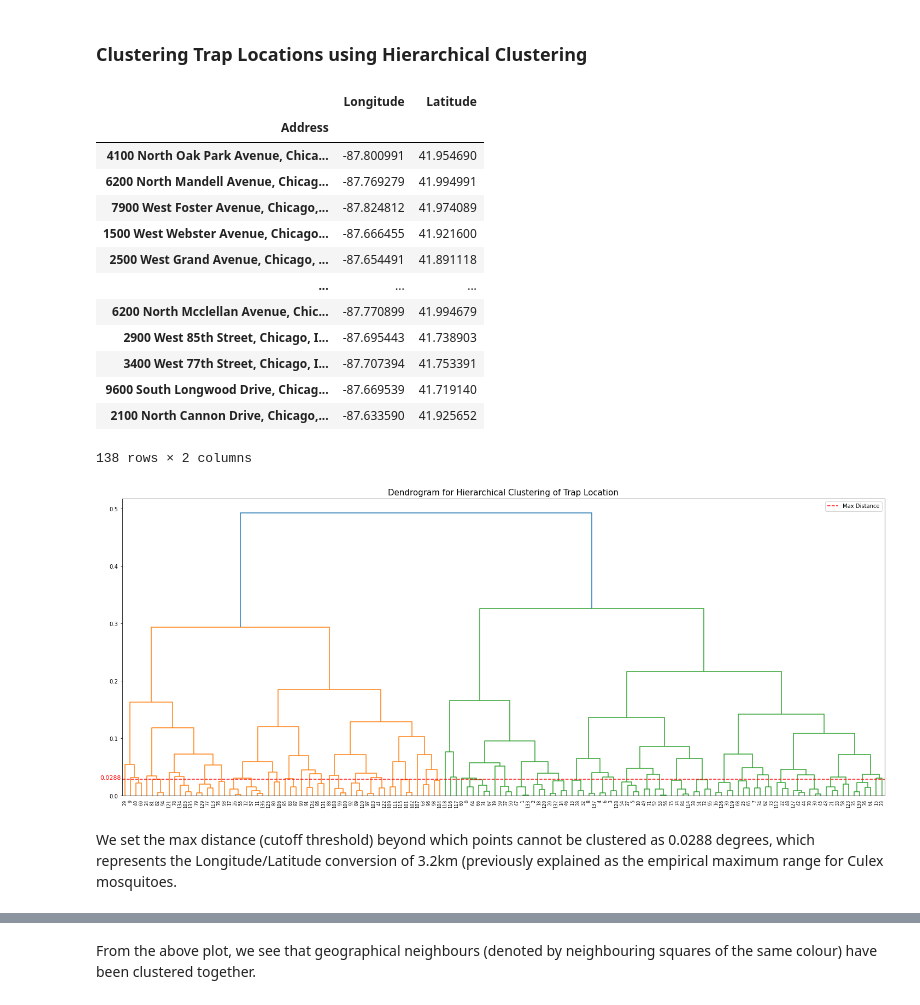
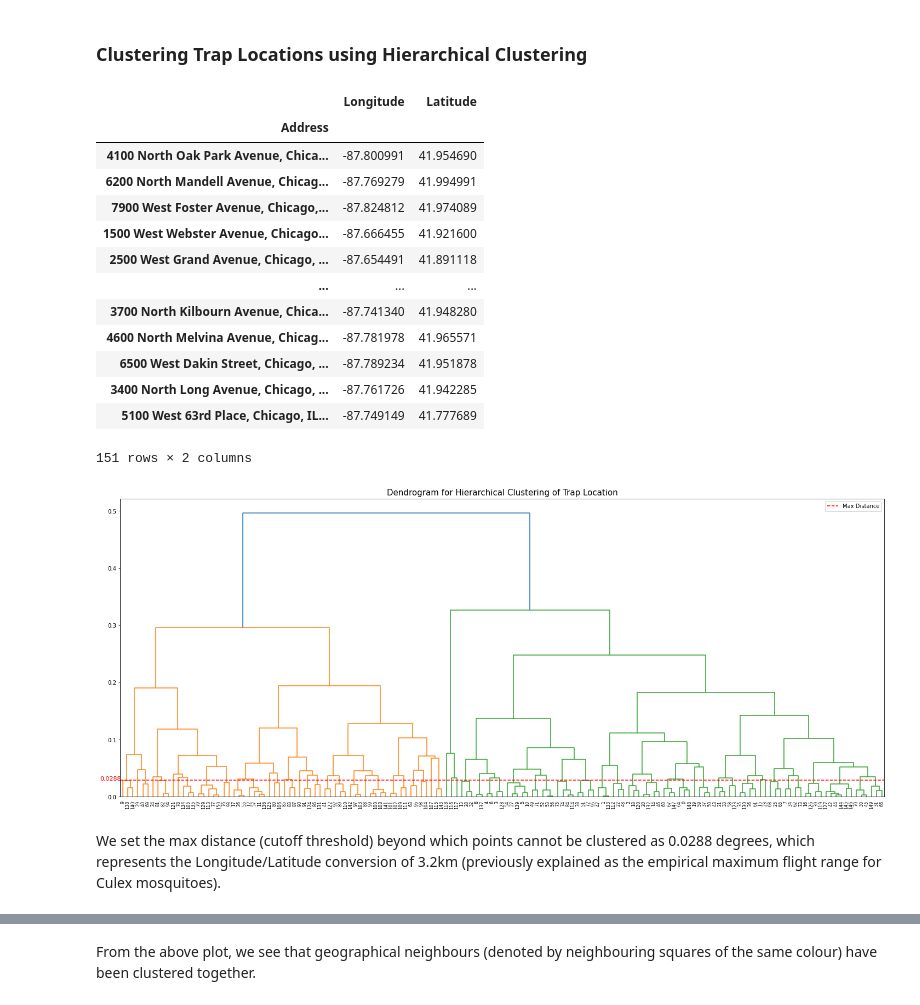
Before and after one commit to rashidi-norhashim/Team-folder, a Jupyter notebook: P4/codes/Project 4 Part 2 - Feature Engineering.ipynb, the cells around one changed output, grey strips where cells are left out. Cells and saved outputs as stored; diff of their text form; code cells hidden in the pictures.

```diff
--- a/P4/codes/Project 4 Part 2 - Feature Engineering.ipynb
+++ b/P4/codes/Project 4 Part 2 - Feature Engineering.ipynb
@@ -15,4 +26,8 @@ from scipy.cluster.hierarchy import dendrogram, linkage, fcluster
 # %%
 pd.set_option('display.max_columns', None)
 # %%
+# Importing datasets for further feature engineering
+train_df = pd.read_csv('../datasets/train_df.csv')
+test_df = pd.read_csv('../datasets/test_df.csv')
+weather_df = pd.read_csv('../datasets/weather_df.csv')
 train_weather_df = pd.read_csv('../datasets/train_weather.csv')
@@ -84,7 +48,29 @@ There are many unique addresses present in our dataset. Based on the plot of tra
+# %%
+train_df['count'] = 1
+count = train_df.groupby(['Date', 'Address', 'Species']).sum().reset_index()
+count.drop(['Latitude', 'Longitude', 'NumMosquitos',
+       'WnvPresent', 'Day', 'Month', 'Year', 'Species_CULEX PIPIENS',
+       'Species_CULEX RESTUANS',
+           ], axis = 1, inplace=True)
+count.rename(columns={'count': 'Row_count'}, inplace=True)
+train_df = train_df.merge(count, how = 'left', on =['Date', 'Address', 'Species'])
+train_df.drop(columns='count', inplace=True)
+# %%
+test_df['count'] = 1
+count = test_df.groupby(['Date', 'Address', 'Species']).sum().reset_index()
+count.drop([ 'Id', 'Latitude', 'Longitude', 'Day',
+       'Month', 'Year', 'Species_CULEX PIPIENS', 'Species_CULEX RESTUANS',
+           ], axis = 1, inplace=True)
+count.rename(columns={'count': 'Address_count'}, inplace=True)
+test_df = test_df.merge(count, how = 'left', on =['Date', 'Address', 'Species'])
+test_df.drop(columns='count', inplace=True)
 # %% [markdown]
 ## Clustering of Trap Location by Geographical Proximity
 # %% [markdown]
 ### Clustering Trap Locations by Longitude/Latitude Grid
+# %%
+#using train + test datasets for location
+merge_df = pd.concat([train_df,test_df], axis = 0)
 # %%
 #Grid clustering of trap locations in 0.1 Long/Lat increments
 mapdata = np.loadtxt("../datasets/mapdata_copyright_openstreetmap_contributors.txt")
@@ -119,25 +105,26 @@ We can try to reduce the increments to match the empirical range. However, an is
 ### Clustering Trap Locations using Hierarchical Clustering
 # %%
 #extract the long/lat data w address
-address_locations = train_weather_df.loc[:,['Address','Longitude', 'Latitude']]
+
+address_locations = merge_df.loc[:,['Address','Longitude', 'Latitude']]
 address_locations.drop_duplicates(inplace=True)
 address_locations.set_index('Address', drop=True, inplace=True)
 address_locations
 # %% [output]
 |  | Longitude | Latitude |
 | Address |  |  |
 | 4100 North Oak Park Avenue, Chica... | -87.800991 | 41.954690 |
 | 6200 North Mandell Avenue, Chicag... | -87.769279 | 41.994991 |
 | 7900 West Foster Avenue, Chicago,... | -87.824812 | 41.974089 |
 | 1500 West Webster Avenue, Chicago... | -87.666455 | 41.921600 |
 | 2500 West Grand Avenue, Chicago, ... | -87.654491 | 41.891118 |
 | ... | ... | ... |
-| 6200 North Mcclellan Avenue, Chic... | -87.770899 | 41.994679 |
-| 2900 West 85th Street, Chicago, I... | -87.695443 | 41.738903 |
-| 3400 West 77th Street, Chicago, I... | -87.707394 | 41.753391 |
-| 9600 South Longwood Drive, Chicag... | -87.669539 | 41.719140 |
-| 2100 North Cannon Drive, Chicago,... | -87.633590 | 41.925652 |
+| 3700 North Kilbourn Avenue, Chica... | -87.741340 | 41.948280 |
+| 4600 North Melvina Avenue, Chicag... | -87.781978 | 41.965571 |
+| 6500 West Dakin Street, Chicago, ... | -87.789234 | 41.951878 |
+| 3400 North Long Avenue, Chicago, ... | -87.761726 | 41.942285 |
+| 5100 West 63rd Place, Chicago, IL... | -87.749149 | 41.777689 |
-138 rows × 2 columns
+151 rows × 2 columns
 # %%
 # Perform hierarchical clustering.
 # Z linkage matrix
@@ -155,9 +142,9 @@ plt.legend();
 plt.title('Dendrogram for Hierarchical Clustering of Trap Location', size = 15);
 plt.text(x = -40,y=0.0288, s=0.0288, color = 'red', size = 11);
 # %% [output]
-[figure, old version]
+[figure, new version]
 # %% [markdown]
-We set the max distance (cutoff threshold) beyond which points cannot be clustered as 0.0288 degrees, which represents the Longitude/Latitude conversion of 3.2km (previously explained as the empirical maximum range for Culex mosquitoes.
+We set the max distance (cutoff threshold) beyond which points cannot be clustered as 0.0288 degrees, which represents the Longitude/Latitude conversion of 3.2km (previously explained as the empirical maximum flight range for Culex mosquitoes).
 # %%
 #adding cluster labels onto the address_locations dataframe
 address_locations['cluster'] = fcluster(Z, max_dist, criterion='distance')
```
Also changed, not shown: parts of 50 cells of this notebook.
